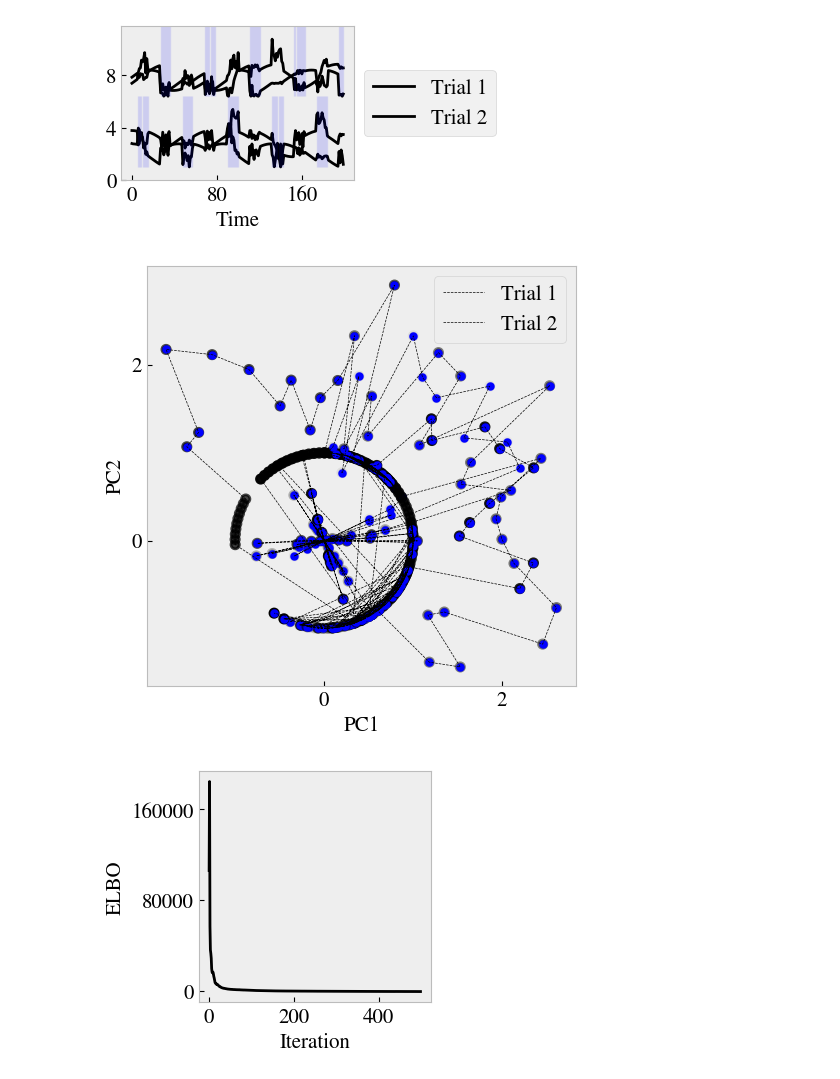
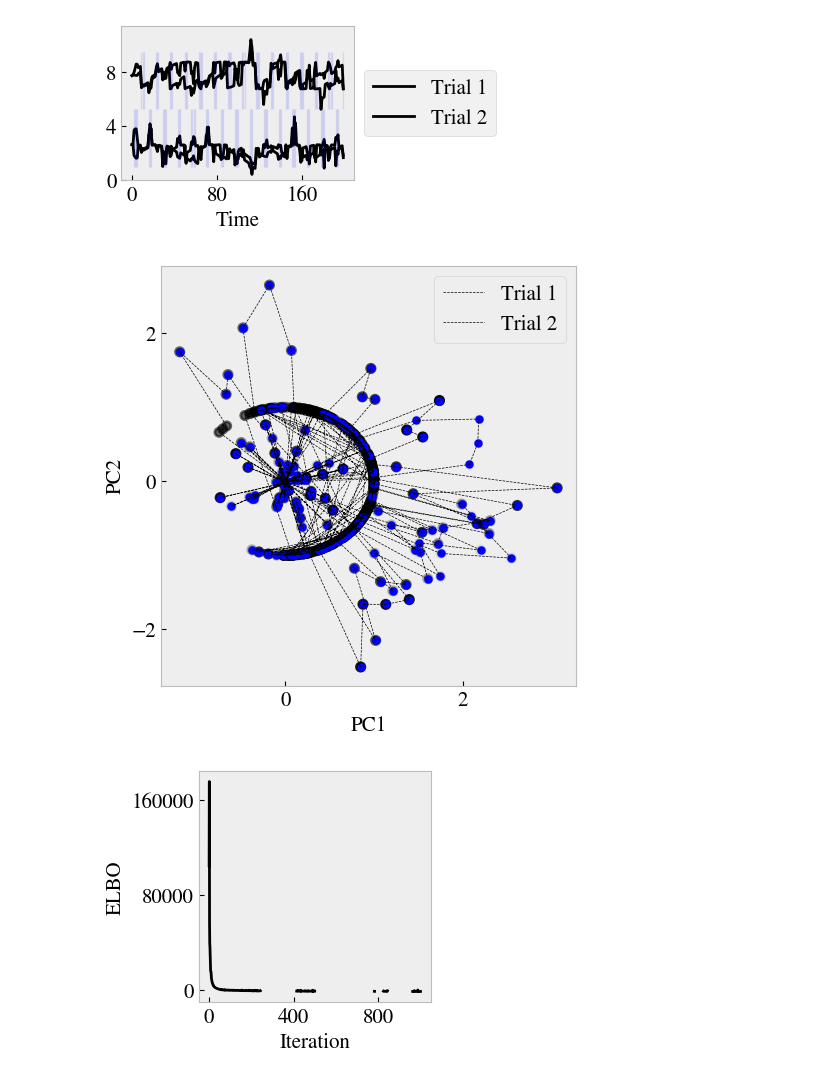
Before and after one commit to amin-nejat/issm, a Jupyter notebook: notebooks/demo_motor.ipynb, the cells around one changed output. Saved outputs shown, nothing was run; the diff lists cells and outputs as text; code cells hidden in the pictures.

```diff
--- a/notebooks/demo_motor.ipynb
+++ b/notebooks/demo_motor.ipynb
@@ -23,7 +23,7 @@ file = '../results/networks/'
 
 T = 10 # Total time (wrt the dt)
 dt = .05 # Time discretization
-K = 20 # Number of trials
+K = 10 # Number of trials
 N = 2 # Number of observation dimensions
 seed = 9 # Data's random seed
 # %%
@@ -40,7 +40,7 @@ for i in range(K):
     u_,_ = utils.stimulation_protocol(
         k1, time_st=0, time_en=T, dt=dt, N=N,
         stimulated=jnp.arange(N), amplitude=1*jnp.ones(N),
-        stim_d=1., rest_d=1., repetition=5, sigma=.5
+        stim_d=1., rest_d=1., repetition=15, sigma=.5
     )
     u.append(u_)
 
@@ -69,8 +69,8 @@ y = jnp.array([y_[:,i] for i in range(y_.shape[1])])
 visualizations.plot_signals(y[:2],inp=u[0],labels=['Trial 1', 'Trial 2'])
 visualizations.plot_states(y[:2],input=u[0],labels=['Trial 1', 'Trial 2'])
 # %% [output]
-[figure, old version]
+[figure, new version]
-[figure, old version]
+[figure, new version]
 # %%
 seed = 1 # Model's random seed
 
@@ -100,7 +100,7 @@ likelihood_params = params.ParamsConditionalNormal(
 initial = models.InitialCondition(N, initial_params)
 
 # The control matrix B can be made trianable by setting `train_B` to `True`
-lds = models.LinearDynamics(D=N,M=N,initial=initial,params=lds_params,dt=dt)
+lds = models.LinearDynamics(D=N,M=N,initial=initial,params=lds_params,dt=dt,train_B=False,interventional=True)
 emission = models.NeuralNetEmission(N,N,key=k2,H=100)
 likelihood = models.NormalConditionalLikelihood(N,params=likelihood_params)
 joint = models.fLDS(lds,emission,likelihood)
@@ -108,17 +108,18 @@ recognition = inference.AmortizedLSTM(D=N,N=N,M=N,key=k3,T=y.shape[1],interventi
 # %%
 # Fit the joint model and recognition model parameters
 
 k1, key = jxr.split(key,2)
 
+
 loss = inference.infer(
     k1,joint,recognition,y,u,
-    n_iter=500,step_size=1e-2,
+    n_iter=1000,step_size=1e-2,
     gamma=0
 )
 
 visualizations.plot_loss(loss,ylabel='ELBO',save=save,file=file+'loss')
 # %% [output]
-[figure, old version]
+[figure, new version]
 # %%
 # Infer the latents and denoise the data using trained models
 
```
Also changed, not shown: parts of 4 cells of this notebook.
